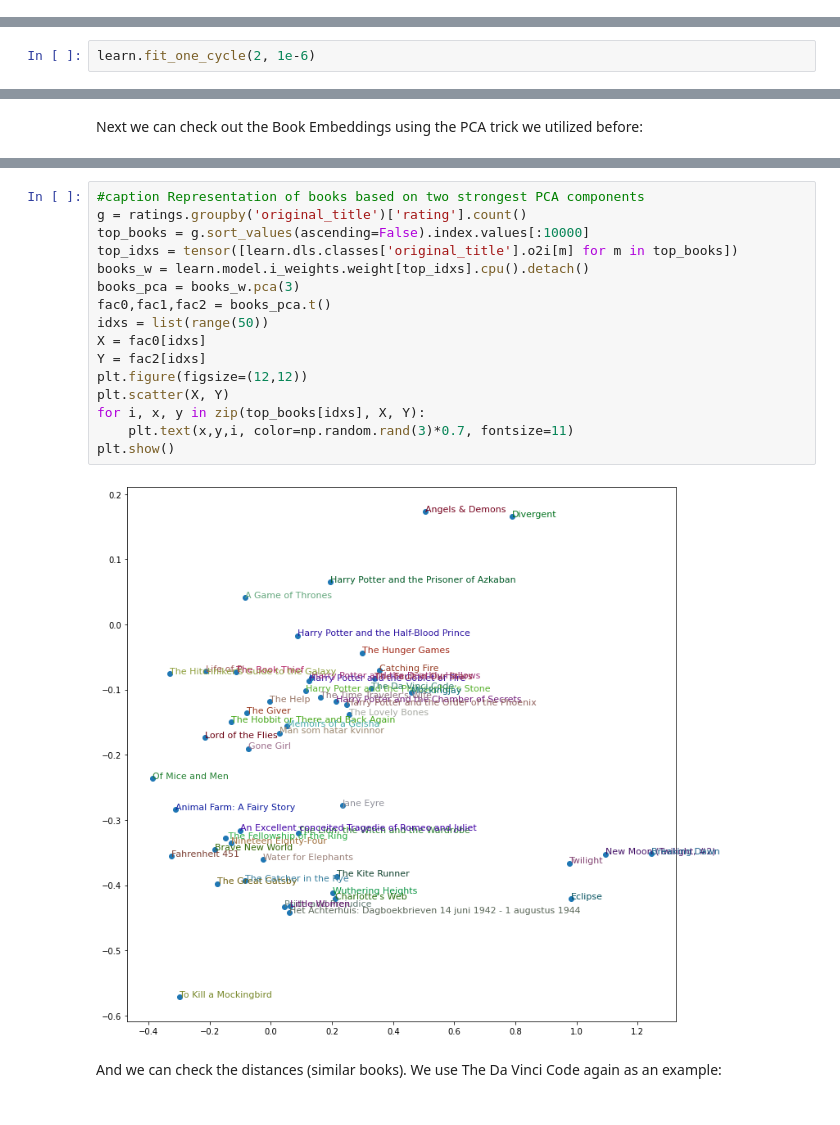
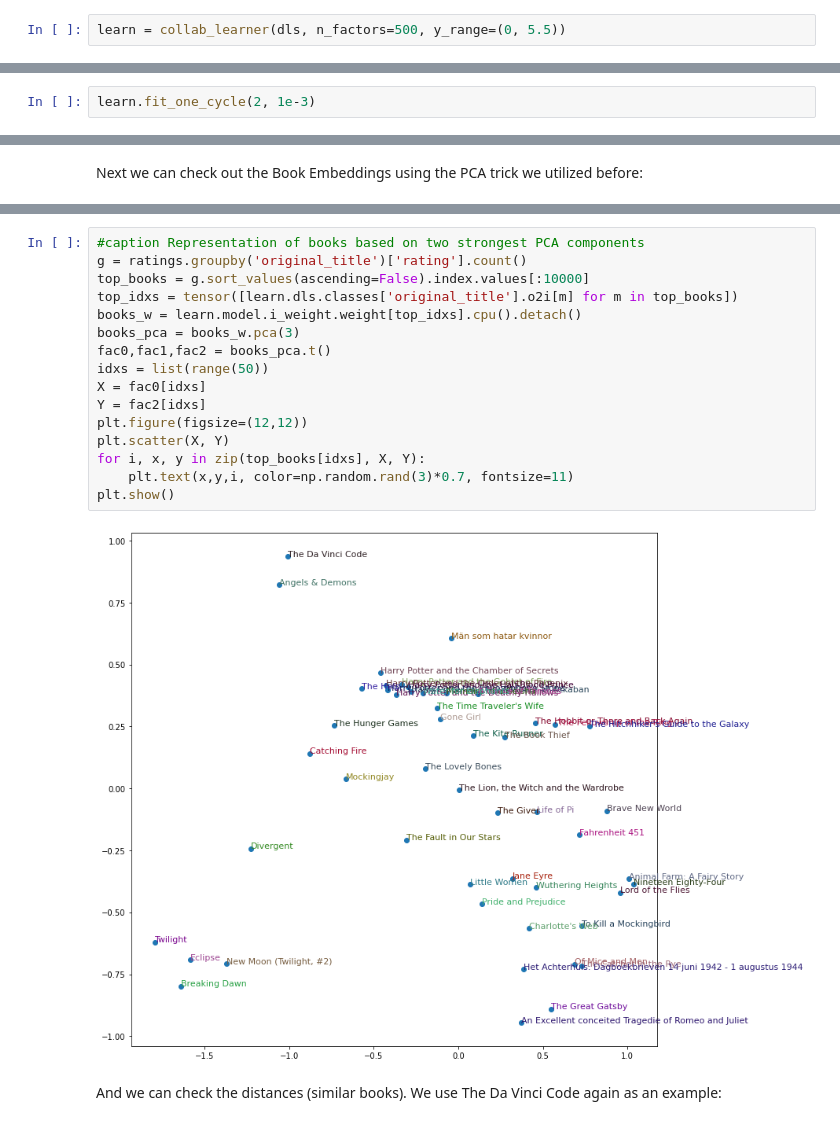
Before and after one commit to jimmiemunyi/blog, a Jupyter notebook: _notebooks/2021-02-15-Book-Recommendation-Model-Training.ipynb, the cells around one changed output, grey strips where cells are left out. Saved outputs shown, nothing was run; the diff lists cells and outputs as text.

Commit message:
Final Correct Book Blog with fastai learner

```diff
--- a/_notebooks/2021-02-15-Book-Recommendation-Model-Training.ipynb
+++ b/_notebooks/2021-02-15-Book-Recommendation-Model-Training.ipynb
@@ -565,3 +572,5 @@ learn = Learner(dls, model, loss_func=MSELossFlat())
+# %%
+learn = collab_learner(dls, n_factors=500, y_range=(0, 5.5))
 # %%
 learn.lr_find()
 # %% [output]
@@ -608,4 +617,4 @@ SuggestedLRs(lr_min=3.311311302240938e-05, lr_steep=1.5848931980144698e-06)
 # %%
-learn.fit_one_cycle(2, 1e-6)
+learn.fit_one_cycle(2, 1e-3)
 # %% [output]
 | epoch | train_loss | valid_loss | time |
@@ -663,21 +687,21 @@ Next we can check out the Book Embeddings using the PCA trick we utilized before
 # %%
 #caption Representation of books based on two strongest PCA components
 g = ratings.groupby('original_title')['rating'].count()
 top_books = g.sort_values(ascending=False).index.values[:10000]
 top_idxs = tensor([learn.dls.classes['original_title'].o2i[m] for m in top_books])
-books_w = learn.model.i_weights.weight[top_idxs].cpu().detach()
+books_w = learn.model.i_weight.weight[top_idxs].cpu().detach()
 books_pca = books_w.pca(3)
 fac0,fac1,fac2 = books_pca.t()
 idxs = list(range(50))
 X = fac0[idxs]
 Y = fac2[idxs]
 plt.figure(figsize=(12,12))
 plt.scatter(X, Y)
 for i, x, y in zip(top_books[idxs], X, Y):
     plt.text(x,y,i, color=np.random.rand(3)*0.7, fontsize=11)
 plt.show()
 # %% [output]
-[figure, old version]
+[figure, new version]
 # %% [markdown]
 And we can check the distances (similar books). We use The Da Vinci Code again as an example:
 # %%
```
Also changed, not shown: parts of 24 cells of this notebook.
